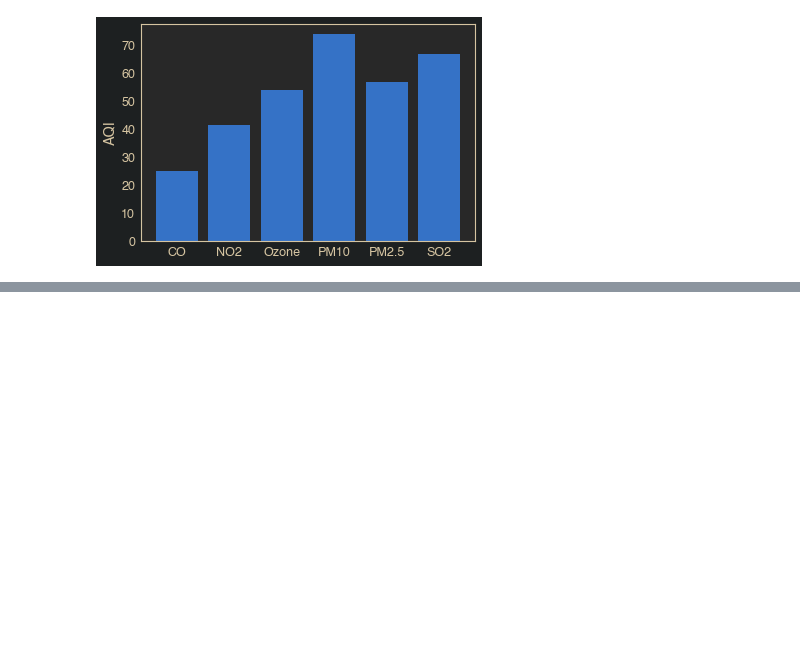
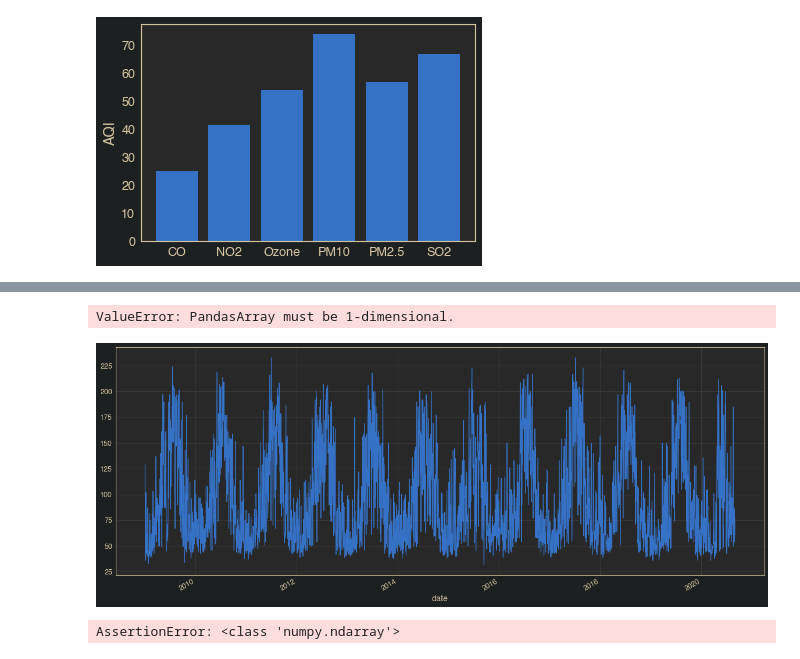
Before and after one commit to qghaemi/ga_project_5, a Jupyter notebook: EDA-AL.ipynb, the cells around one changed output, grey strips where cells are left out. Saved outputs shown, nothing was run; the diff lists cells and outputs as text; code cells hidden in the pictures; blank space fills up the shorter version.

```diff
--- a/EDA-AL.ipynb
+++ b/EDA-AL.ipynb
@@ -75,0 +157,18 @@ corr_matrix =
+# %%
+km = KMeans()
+km.fit(df['aqi'].array.reshape(-1, 1))
+# %% [output]
+ValueError: PandasArray must be 1-dimensional.
+# %%
+# one model example - San Bernardino COunty:
+sb_df = df[df['county_name']=='San Bernardino']
+# %%
+plt.figure(figsize=(20,8))
+sb_df['aqi'].plot();
+# %% [output]
+[figure, added]
+# %%
+train = sb_df['2010': '2018']
+test = sb_df['2019']
+# %% [output]
+AssertionError: <class 'numpy.ndarray'>
```
Also changed, not shown: parts of 12 cells of this notebook.
